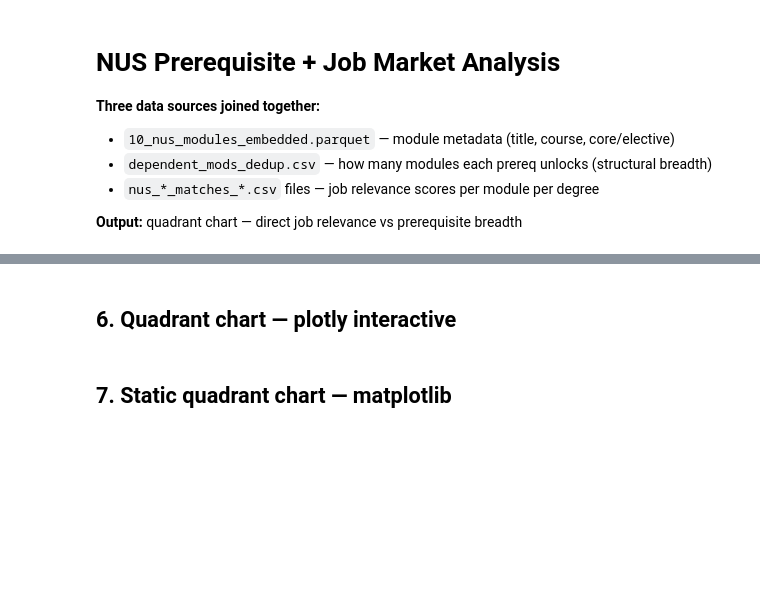
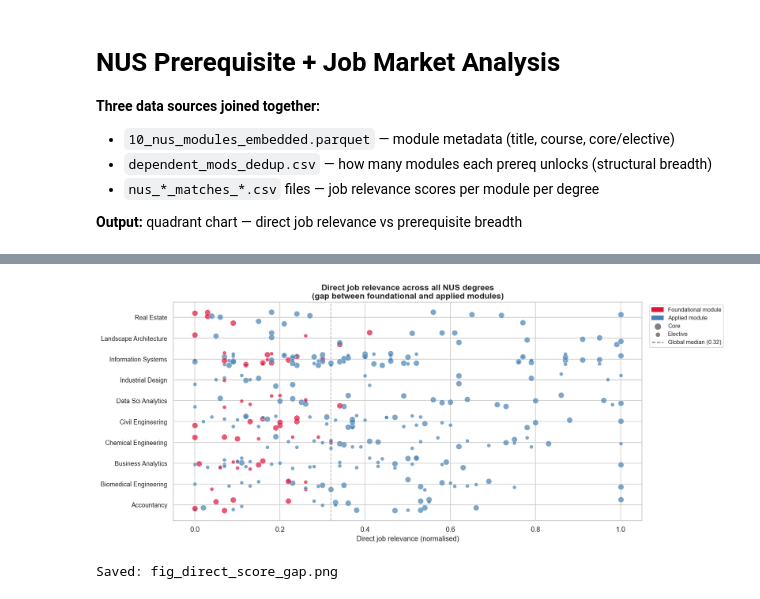
Before and after one commit to annikaljy/dsa4264, a Jupyter notebook: notebooks/prereq_job_analysis.ipynb, the cells around one changed output, grey strips where cells are left out. Cells and saved outputs as stored; diff of their text form; code cells hidden in the pictures; blank space fills up the shorter version.

Commit message:
Prereq visualisation

```diff
--- a/notebooks/prereq_job_analysis.ipynb
+++ b/notebooks/prereq_job_analysis.ipynb
@@ -234,3 +327 @@ print(df_analysis[['degree','module_code','module_type','n_unlocks',
-# %% [markdown]
-## 6. Quadrant chart — plotly interactive
 # %%
@@ -270,5 +382,52 @@ else:
-# %% [markdown]
-## 7. Static quadrant chart — matplotlib
+# %%
+import matplotlib.pyplot as plt
+import matplotlib.patches as mpatches
+import numpy as np
+
+fig, ax = plt.subplots(figsize=(14, 6))
+
+degree_list = sorted(df_analysis["degree"].unique())
+# Spread degrees along y-axis so dots don't all overlap
+degree_y = {d: i for i, d in enumerate(degree_list)}
+
+for _, row in df_analysis.iterrows():
+    y_base = degree_y[row["degree"]]
+    y_jitter = y_base + np.random.uniform(-0.3, 0.3)  # small jitter so dots don't stack
+    color = "crimson" if row["Is_Foundational"] else "steelblue"
+    size  = 80 if row["module_type"] == "core" else 35
+    ax.scatter(row["Direct_Score"], y_jitter,
+               c=color, s=size, alpha=0.7, edgecolors="white", linewidths=0.4)
+
+# Degree labels on y-axis
+ax.set_yticks(list(degree_y.values()))
+ax.set_yticklabels([d.replace("_", " ").title() for d in degree_list], fontsize=10)
+
+# Global median line to show the gap
+global_median = df_analysis["Direct_Score"].median()
+ax.axvline(global_median, ls="--", color="gray", alpha=0.5, lw=1.2,
+           label=f"Global median ({global_median:.2f})")
+
+ax.set_xlabel("Direct job relevance (normalised)", fontsize=11)
+ax.set_title("Direct job relevance across all NUS degrees\n"
+             "(gap between foundational and applied modules)",
+             fontsize=13, fontweight="bold")
+
+legend_els = [
+    mpatches.Patch(color="crimson",   label="Foundational module"),
+    mpatches.Patch(color="steelblue", label="Applied module"),
+    plt.scatter([], [], s=80, c="gray", label="Core"),
+    plt.scatter([], [], s=35, c="gray", label="Elective"),
+    plt.Line2D([0],[0], ls="--", color="gray", label=f"Global median ({global_median:.2f})"),
+]
+ax.legend(handles=legend_els, bbox_to_anchor=(1.01, 1), loc="upper left", fontsize=9)
+
+plt.tight_layout()
+plt.savefig("fig_direct_score_gap.png", dpi=150, bbox_inches="tight")
+plt.show()
+print("Saved: fig_direct_score_gap.png")
+# %% [output]
+[figure, added]
+Saved: fig_direct_score_gap.png
 # %%
 degrees = sorted(df_analysis["degree"].unique())
 ncols   = 3
```
Also changed, not shown: parts of 20 cells of this notebook.
